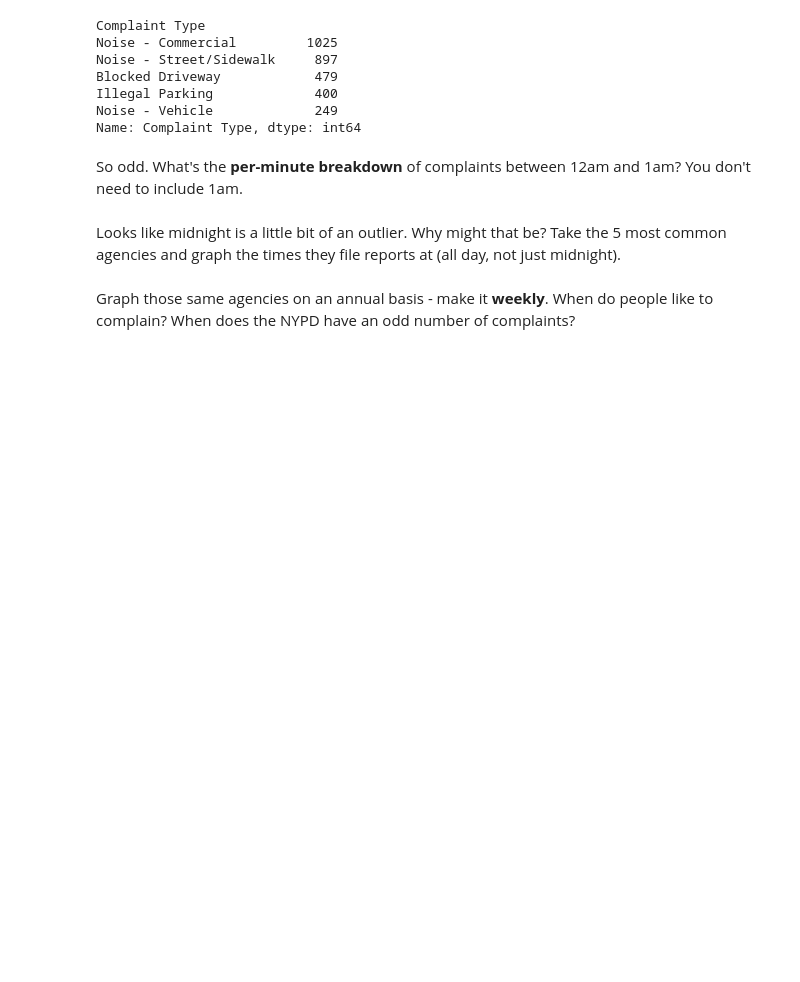
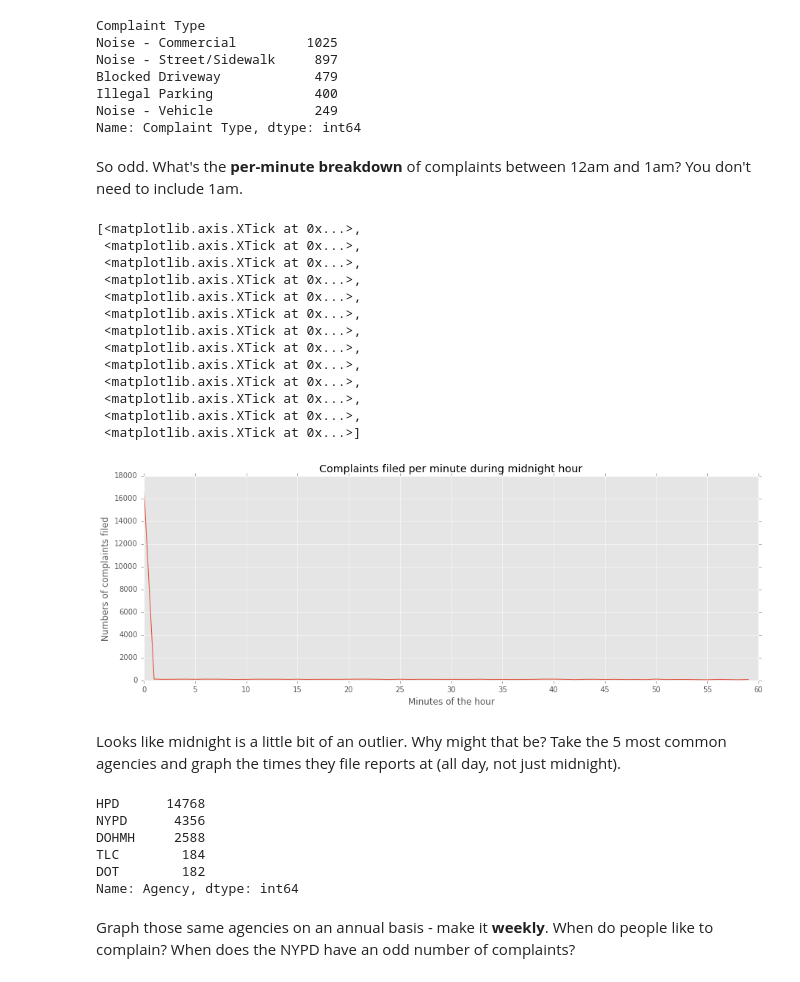
Before and after one commit to gcgruen/Lede-computing-databases, a Jupyter notebook: foundations-homework/12/homework-12-gruen-311timeseries.ipynb, the cells around one changed output. Cells and saved outputs as stored; diff of their text form; code cells hidden in the pictures; blank space fills up the shorter version.

```diff
--- a/foundations-homework/12/homework-12-gruen-311timeseries.ipynb
+++ b/foundations-homework/12/homework-12-gruen-311timeseries.ipynb
@@ -347,8 +347,41 @@ Noise - Vehicle             249
 Name: Complaint Type, dtype: int64
 # %% [markdown]
 So odd. What's the **per-minute breakdown** of complaints between 12am and 1am? You don't need to include 1am.
+# %%
+midnight_df = df[df.index.hour==0]
+minutely_df = midnight_df.groupby(by=midnight_df.index.minute)
+
+minax = minutely_df['Unique Key'].count().plot(figsize=(15,5))
+minax.set_title("Complaints filed per minute during midnight hour")
+minax.set_xlabel("Minutes of the hour")
+minax.set_ylabel("Numbers of complaints filed")
+minax.set_xticks([0,5,10,15,20,25,30,35,40,45,50,55,60])
+# %% [output]
+[<matplotlib.axis.XTick at 0x...>,
+ <matplotlib.axis.XTick at 0x...>,
+ <matplotlib.axis.XTick at 0x...>,
+ <matplotlib.axis.XTick at 0x...>,
+ <matplotlib.axis.XTick at 0x...>,
+ <matplotlib.axis.XTick at 0x...>,
+ <matplotlib.axis.XTick at 0x...>,
+ <matplotlib.axis.XTick at 0x...>,
+ <matplotlib.axis.XTick at 0x...>,
+ <matplotlib.axis.XTick at 0x...>,
+ <matplotlib.axis.XTick at 0x...>,
+ <matplotlib.axis.XTick at 0x...>,
+ <matplotlib.axis.XTick at 0x...>]
+[figure, added]
 # %% [markdown]
 Looks like midnight is a little bit of an outlier. Why might that be? Take the 5 most common agencies and graph the times they file reports at (all day, not just midnight).
+# %%
+midnight_df["Agency"].value_counts().sort_values(ascending=False).head(5)
+# %% [output]
+HPD      14768
+NYPD      4356
+DOHMH     2588
+TLC        184
+DOT        182
+Name: Agency, dtype: int64
 # %% [markdown]
 Graph those same agencies on an annual basis - make it **weekly**. When do people like to complain? When does the NYPD have an odd number of complaints?
 # %% [markdown]
```
